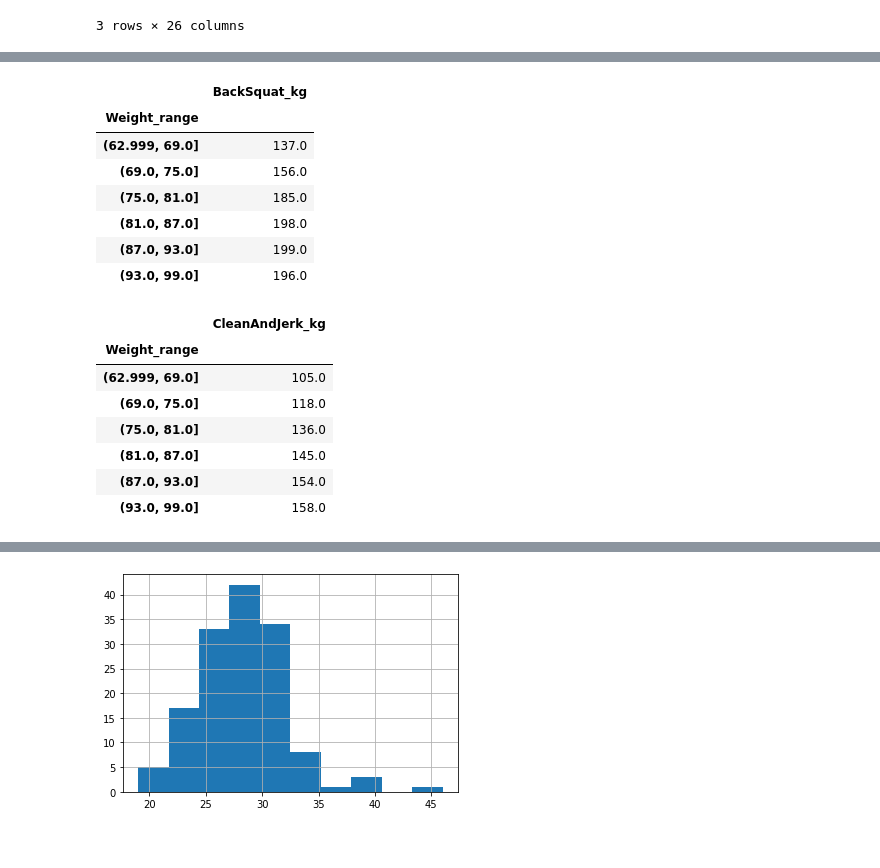
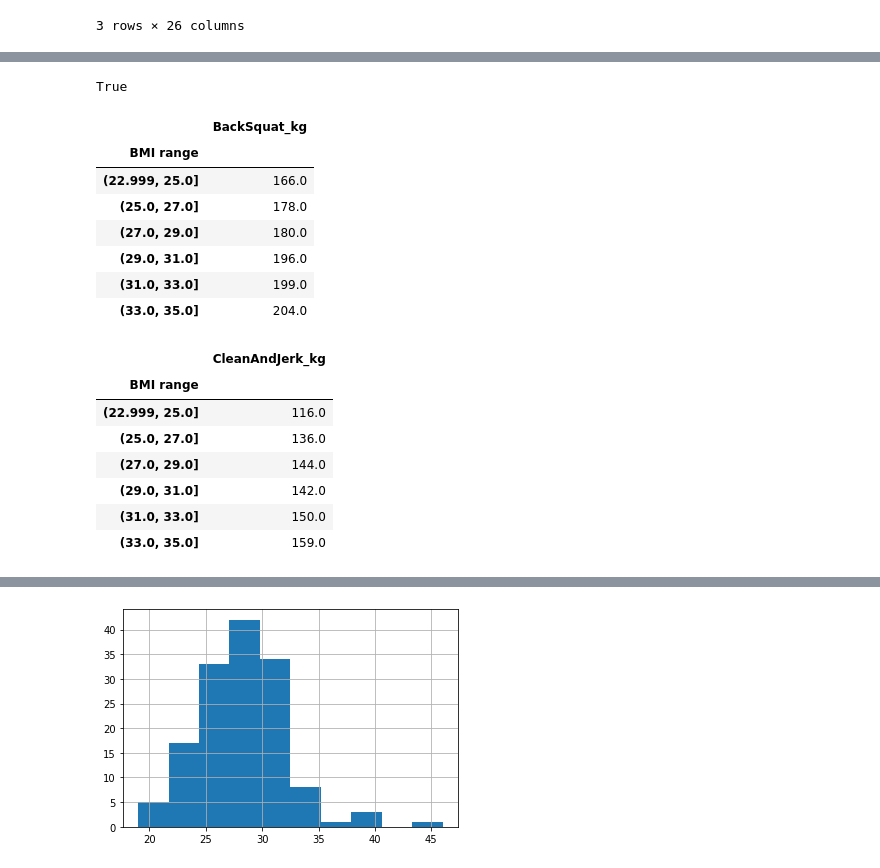
Before and after one commit to NadyaEvst/CrossfitData, a Jupyter notebook: jupiter_notebook/MenAthletesGames2019.ipynb, the cells around one changed output, grey strips where cells are left out. Cells and saved outputs as stored; diff of their text form; code cells hidden in the pictures.

Commit message:
wod-s results calculated for BMI ranges, Added bench marks results

```diff
--- a/jupiter_notebook/MenAthletesGames2019.ipynb
+++ b/jupiter_notebook/MenAthletesGames2019.ipynb
@@ -16,6 +16,7 @@ df_athletes.loc[df_athletes['CompetitorId']==191624,'Height_cm'] = 170.18;
 df_athletes.loc[df_athletes['CompetitorId']==849478,'Height_cm'] = 175;
 df_athletes.loc[df_athletes['CompetitorId']==270266,'Height_cm'] = np.nan;
 df_athletes['Height_cm'].fillna(df_athletes['Height_cm'].mean(),inplace=True);
+df_athletes['BMI']=df_athletes['Weight_kg']/np.square(df_athletes['Height_cm']/100)
 # %%
 feat_drop = ['Gender','RegionId','Profession','AffiliateId','DivisionId','CountryOfOriginCode']
 df_strength = df_athletes.drop(feat_drop,axis=1);
@@ -33,34 +34,58 @@ Name: Weight_kg, dtype: float64
+# %%
+# check that we have only NaN and values with ":" in column 'Fran'
+df_strength[df_strength['Fran'].str.contains(r':') & df_strength['Fran'].notnull()]['CompetitorId'].count() + \
+df_strength[df_strength['Fran'].isnull()]['CompetitorId'].count() == df_strength['CompetitorId'].count()
+# %% [output]
+True
+# %%
+def min_sec_to_sec(min_sec):
+    if (type(min_sec)!=float):
+        return int(min_sec.split(':')[0])*60+int(min_sec.split(':')[1])
+    return min_sec
+
+def sec_to_min_sec(sec):
+    if(~np.isnan(sec)):
+        mins = int(sec//60)
+        sec = '0'+str(int(sec%60))
+        return str(mins) + ':' +sec[-2:]
+    return sec
+# %%
+df_strength['Fran_sec'] = df_strength['Fran'].apply(min_sec_to_sec)
+df_strength['Grace_sec'] = df_strength['Grace'].apply(min_sec_to_sec)
+df_strength['Helen_sec'] = df_strength['Helen'].apply(min_sec_to_sec)
+df_strength['Filthy50_sec'] = df_strength['Filthy50'].apply(min_sec_to_sec)
+df_strength['Sprint400m_sec'] = df_strength['Sprint400m'].apply(min_sec_to_sec)
 # %%
-def strengthMeanByMovement(df,movement):
+def strengthMeanByMovement(df,movement,groupedBy):
     df_movement = df[df[movement].notnull()].reset_index();
-    min = int(round(df_movement['Weight_kg'].min()))
-    max = int(round(df_movement['Weight_kg'].max()))
-    df_movement['Weight_range'] = pd.cut(df_movement.Weight_kg,range(min-1,max+2,6), include_lowest=True)
-    df_movement = df_movement[['Weight_range',movement]]
-    df_movement = round(df_movement.groupby('Weight_range').mean())
+    min = int(round(df[groupedBy].min()))
+    max = int(round(df[groupedBy].max()))
+    df_movement[groupedBy+' range'] = pd.cut(df_movement[groupedBy],range(min-1,max+3,2), include_lowest=True)
+    df_movement = df_movement[[groupedBy+' range',movement]]
+    df_movement = round(df_movement.groupby(groupedBy+' range').mean())
     return df_movement
 # %%
-df_BackSquat = strengthMeanByMovement(df_strength,'BackSquat_kg')
+df_BackSquat = strengthMeanByMovement(df_strength,'BackSquat_kg','BMI')
 df_BackSquat
 # %% [output]
 |  | BackSquat_kg |
-| Weight_range |  |
-| (62.999, 69.0] | 137.0 |
-| (69.0, 75.0] | 156.0 |
-| (75.0, 81.0] | 185.0 |
-| (81.0, 87.0] | 198.0 |
-| (87.0, 93.0] | 199.0 |
-| (93.0, 99.0] | 196.0 |
+| BMI range |  |
+| (22.999, 25.0] | 166.0 |
+| (25.0, 27.0] | 178.0 |
+| (27.0, 29.0] | 180.0 |
+| (29.0, 31.0] | 196.0 |
+| (31.0, 33.0] | 199.0 |
+| (33.0, 35.0] | 204.0 |
 # %%
-df_CleanAndJerk = strengthMeanByMovement(df_strength,'CleanAndJerk_kg')
+df_CleanAndJerk = strengthMeanByMovement(df_strength,'CleanAndJerk_kg','BMI')
 df_CleanAndJerk
 # %% [output]
 |  | CleanAndJerk_kg |
-| Weight_range |  |
-| (62.999, 69.0] | 105.0 |
-| (69.0, 75.0] | 118.0 |
-| (75.0, 81.0] | 136.0 |
-| (81.0, 87.0] | 145.0 |
-| (87.0, 93.0] | 154.0 |
-| (93.0, 99.0] | 158.0 |
+| BMI range |  |
+| (22.999, 25.0] | 116.0 |
+| (25.0, 27.0] | 136.0 |
+| (27.0, 29.0] | 144.0 |
+| (29.0, 31.0] | 142.0 |
+| (31.0, 33.0] | 150.0 |
+| (33.0, 35.0] | 159.0 |
 # %%
```
Also changed, not shown: parts of 12 cells of this notebook.
